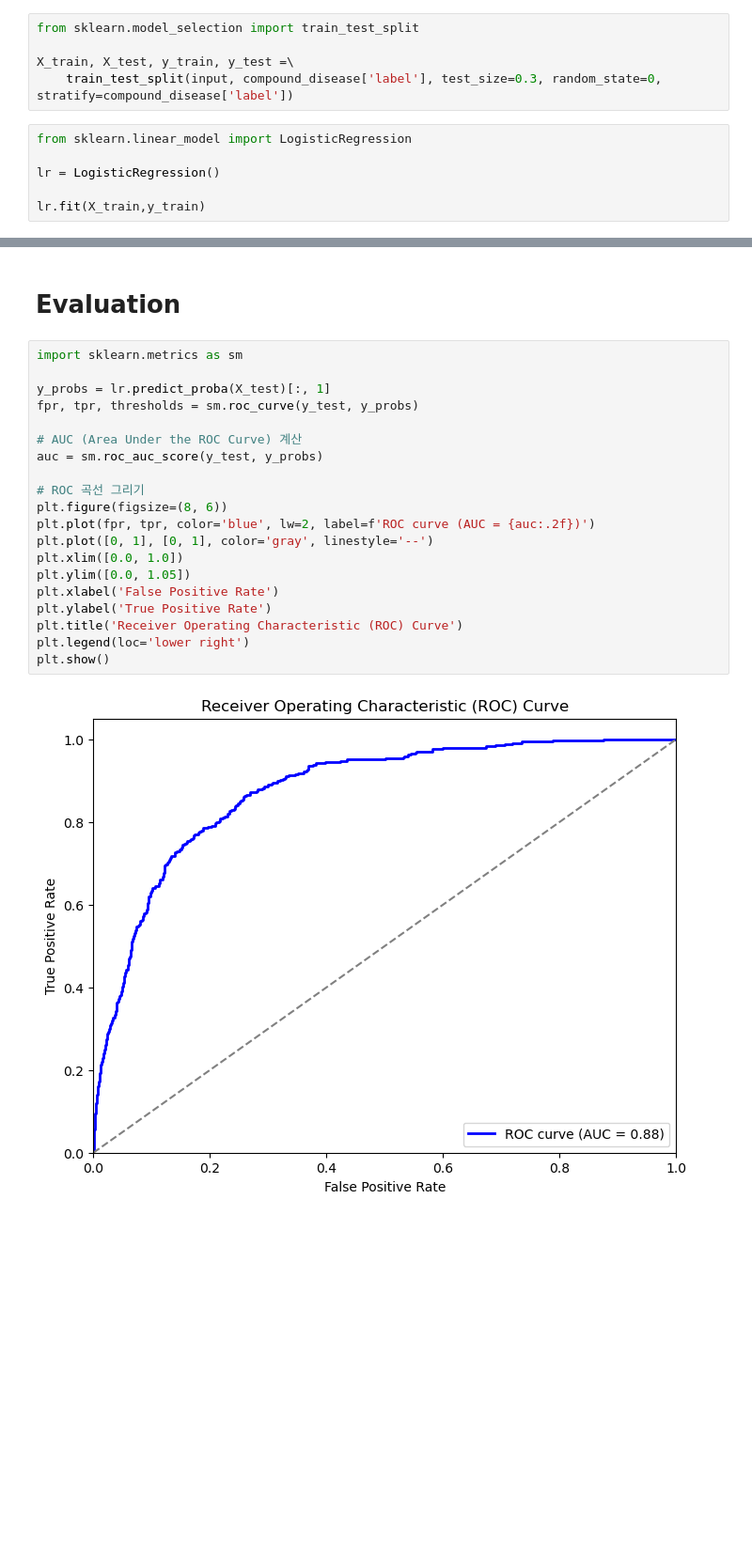
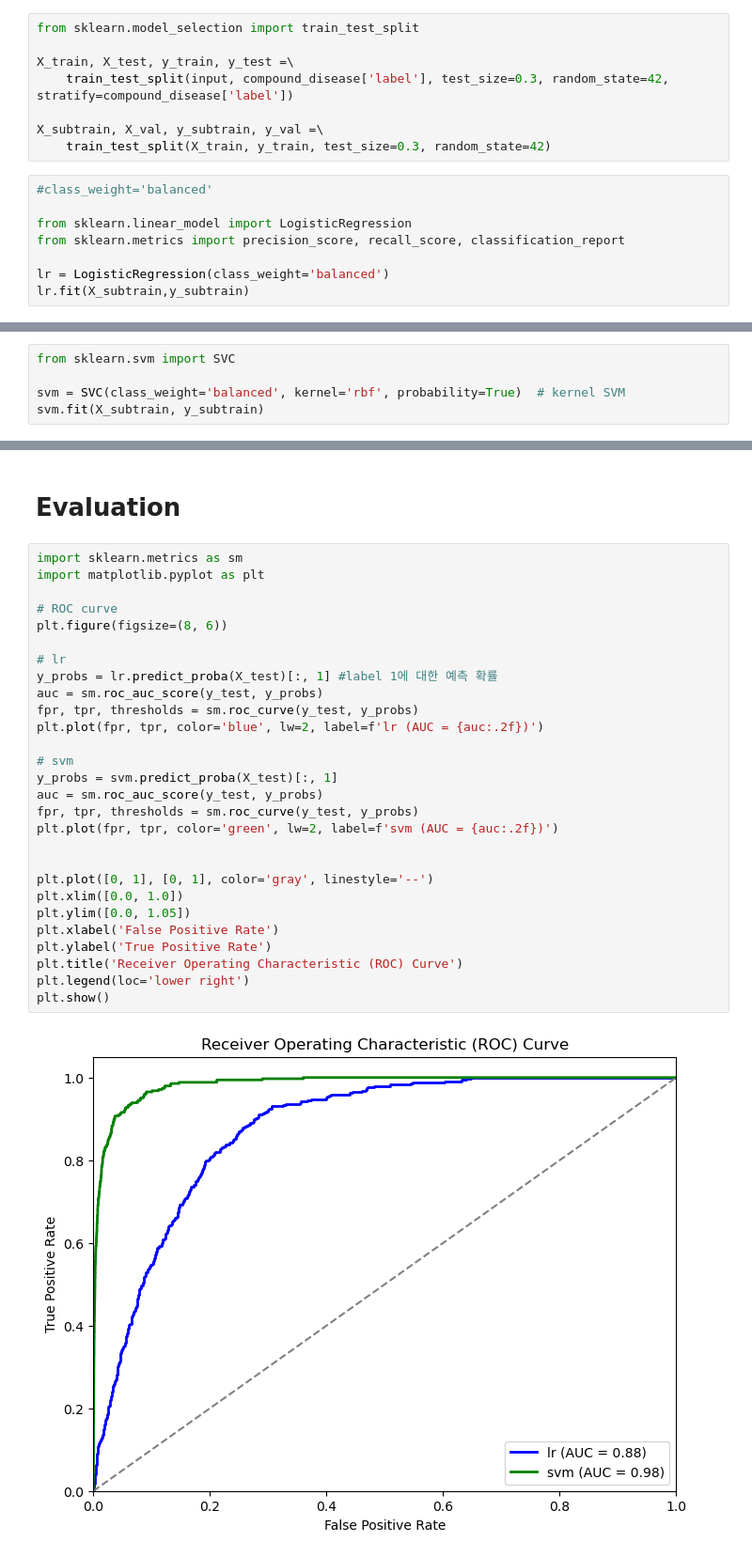
Before and after one commit to wjswlsdk/2023-2-DSC4007-8-MiSaeng, a Jupyter notebook: code/데이터 변환.ipynb, the cells around one changed output, grey strips where cells are left out. Shown at 94% size. Drawn from its saved outputs; the diff is of its cells as text; blank space fills up the shorter version.

```diff
--- a/code/데이터 변환.ipynb
+++ b/code/데이터 변환.ipynb
@@ -282,11 +384,16 @@ for data in compound_disease_label:
 from sklearn.model_selection import train_test_split
 
 X_train, X_test, y_train, y_test =\
-    train_test_split(input, compound_disease['label'], test_size=0.3, random_state=0, stratify=compound_disease['label'])
+    train_test_split(input, compound_disease['label'], test_size=0.3, random_state=42, stratify=compound_disease['label'])
+
+X_subtrain, X_val, y_subtrain, y_val =\
+    train_test_split(X_train, y_train, test_size=0.3, random_state=42)
 # %%
+#class_weight='balanced'
+
 from sklearn.linear_model import LogisticRegression
+from sklearn.metrics import precision_score, recall_score, classification_report
 
-lr = LogisticRegression()
-
-lr.fit(X_train,y_train)
+lr = LogisticRegression(class_weight='balanced')
+lr.fit(X_subtrain,y_subtrain)
 # %% [output]
@@ -317,0 +497,5 @@ lr.score(X_test,y_test)
+# %%
+from sklearn.svm import SVC
+
+svm = SVC(class_weight='balanced', kernel='rbf', probability=True)  # kernel SVM
+svm.fit(X_subtrain, y_subtrain)
@@ -319,23 +587,31 @@ lr.score(X_test,y_test)
 # Evaluation
 # %%
 import sklearn.metrics as sm
+import matplotlib.pyplot as plt
 
-y_probs = lr.predict_proba(X_test)[:, 1]
+# ROC curve
+plt.figure(figsize=(8, 6))
+
+# lr
+y_probs = lr.predict_proba(X_test)[:, 1] #label 1에 대한 예측 확률
+auc = sm.roc_auc_score(y_test, y_probs)
 fpr, tpr, thresholds = sm.roc_curve(y_test, y_probs)
+plt.plot(fpr, tpr, color='blue', lw=2, label=f'lr (AUC = {auc:.2f})')
 
-# AUC (Area Under the ROC Curve) 계산
+# svm
+y_probs = svm.predict_proba(X_test)[:, 1]
 auc = sm.roc_auc_score(y_test, y_probs)
+fpr, tpr, thresholds = sm.roc_curve(y_test, y_probs)
+plt.plot(fpr, tpr, color='green', lw=2, label=f'svm (AUC = {auc:.2f})')
 
-# ROC 곡선 그리기
-plt.figure(figsize=(8, 6))
-plt.plot(fpr, tpr, color='blue', lw=2, label=f'ROC curve (AUC = {auc:.2f})')
+
 plt.plot([0, 1], [0, 1], color='gray', linestyle='--')
 plt.xlim([0.0, 1.0])
 plt.ylim([0.0, 1.05])
 plt.xlabel('False Positive Rate')
 plt.ylabel('True Positive Rate')
 plt.title('Receiver Operating Characteristic (ROC) Curve')
 plt.legend(loc='lower right')
 plt.show()
 # %% [output]
-[figure, old version]
+[figure, new version]
```
Also changed, not shown: parts of 33 cells of this notebook.
